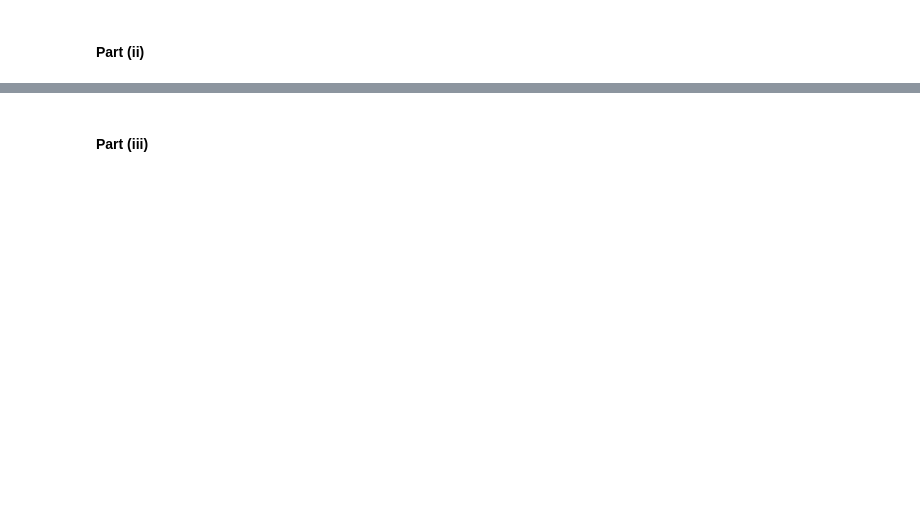
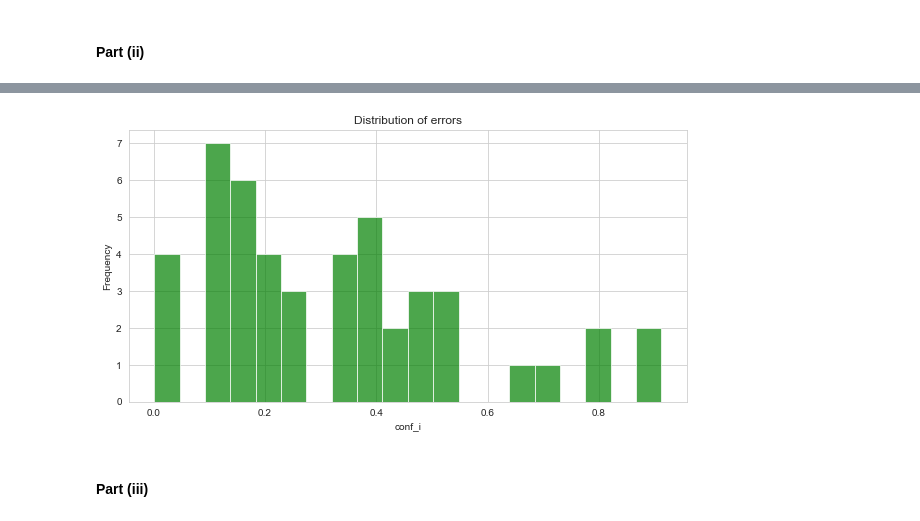
Before and after one commit to KOJILIU/DS-UA-202, a Jupyter notebook: HW2_Problem_3_Koji_Liu.ipynb, the cells around one changed output, grey strips where cells are left out. Drawn from its saved outputs; the diff is of its cells as text; code cells hidden in the pictures; blank space fills up the shorter version.

```diff
--- a/HW2_Problem_3_Koji_Liu.ipynb
+++ b/HW2_Problem_3_Koji_Liu.ipynb
@@ -137,8 +137,8 @@ print("Number of misclassified documents: {}".format(np.sum(pred != newsgroups_t
 #### Part (ii)
 # %%
 # Calculate conf_i for all misclassified documents
-
-probabilities = clf.predict_proba(X_test)
+probabilities = clf.predict_proba(test)
 conf = np.abs(probabilities[:, 0] - probabilities[:, 1])
 misclassified_indices = np.where(pred != newsgroups_test.target)[0]
 conf_misclassified = conf[misclassified_indices]
+conf_misclassified
@@ -145,12 +158,13 @@ conf_misclassified = conf[misclassified_indices]
 # %%
 # Plot conf_i
-
 plt.figure(figsize=(10,5))
-plt.hist(conf_misclassified, bins=20, color='blue', alpha=0.7)
+plt.hist(conf_misclassified, bins=20, color='green', alpha=0.7)
 plt.xlabel('conf_i')
 plt.ylabel('Frequency')
 plt.title('Distribution of errors')
 plt.show()
+# %% [output]
+[figure, added]
 # %% [markdown]
 #### Part (iii)
 # %%
```
Also changed, not shown: parts of 22 cells of this notebook.
